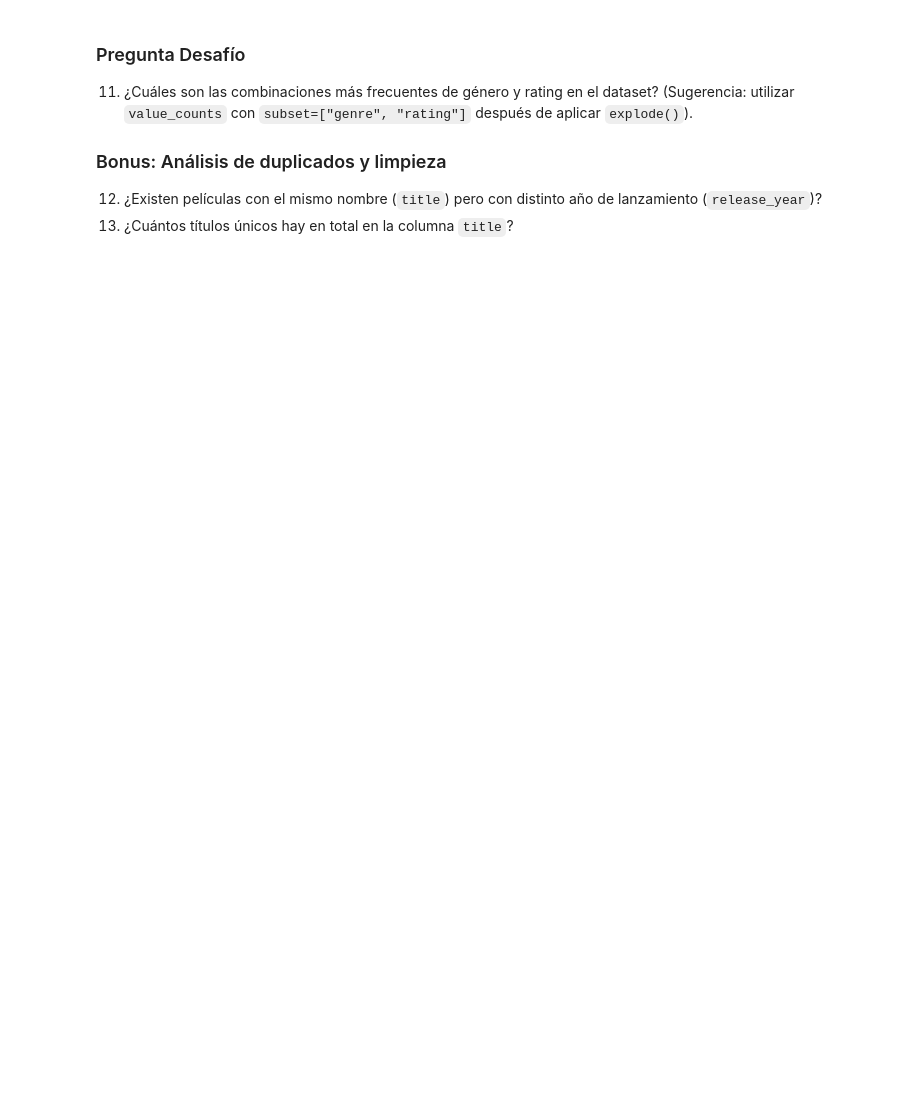
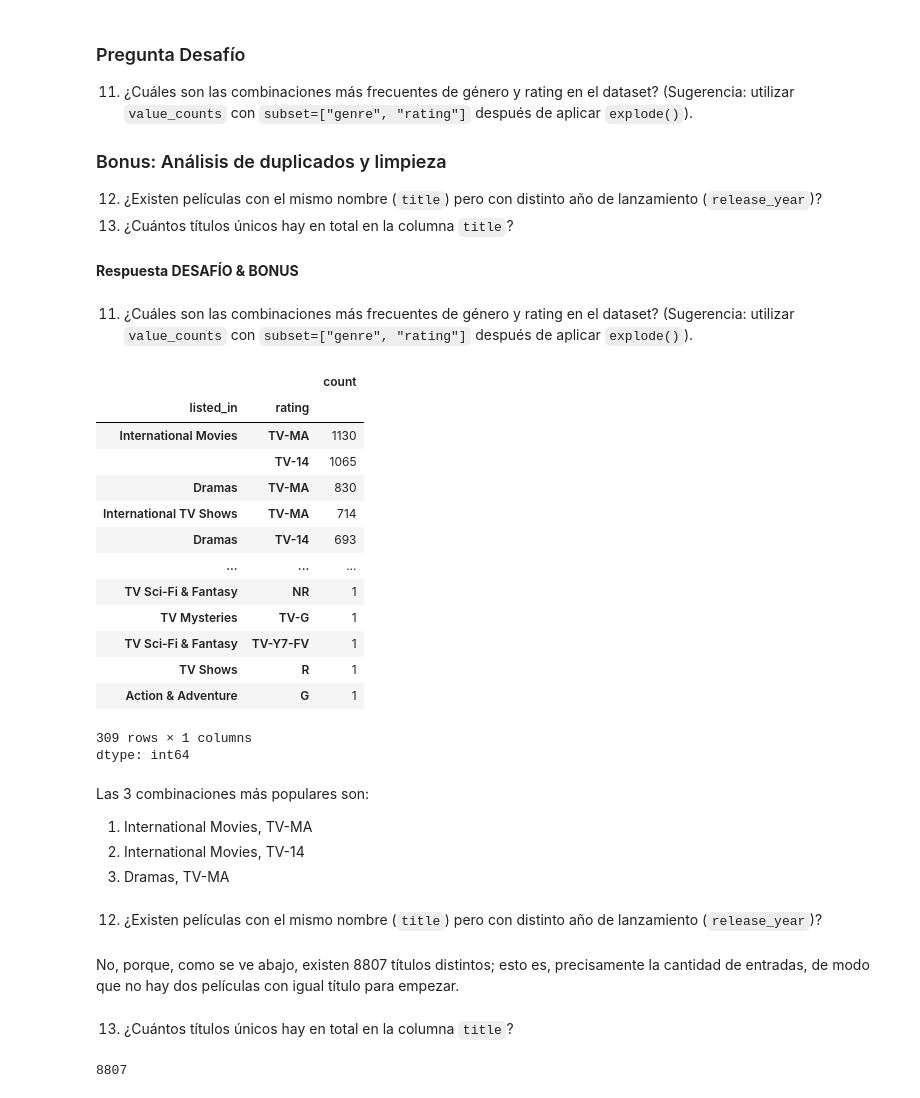
Before and after one commit to Nolberto-Rivera/MAT306-EntregablesNRivera, a Jupyter notebook: docs/labs/lab_03.ipynb, the cells around one changed output. Cells and saved outputs as stored; diff of their text form; code cells hidden in the pictures; blank space fills up the shorter version.

```diff
--- a/docs/labs/lab_03.ipynb
+++ b/docs/labs/lab_03.ipynb
@@ -328,0 +436,39 @@ filmes.loc[filmes['duration'].isnull()]
+# %% [markdown]
+**Respuesta DESAFÍO & BONUS**
+# %% [markdown]
+11. ¿Cuáles son las combinaciones más frecuentes de género y rating en el dataset?
+    (Sugerencia: utilizar `value_counts` con `subset=["genre", "rating"]` después de aplicar `explode()`).
+# %%
+df_deglosado.value_counts(subset=['listed_in','rating'])#.head()
+# %% [output]
+|  |  | count |
+| listed_in | rating |  |
+| International Movies | TV-MA | 1130 |
+|  | TV-14 | 1065 |
+| Dramas | TV-MA | 830 |
+| International TV Shows | TV-MA | 714 |
+| Dramas | TV-14 | 693 |
+| ... | ... | ... |
+| TV Sci-Fi & Fantasy | NR | 1 |
+| TV Mysteries | TV-G | 1 |
+| TV Sci-Fi & Fantasy | TV-Y7-FV | 1 |
+| TV Shows | R | 1 |
+| Action & Adventure | G | 1 |
+309 rows × 1 columns
+dtype: int64
+# %% [markdown]
+Las 3 combinaciones más populares son:
+1. International Movies, TV-MA
+2. International Movies, TV-14
+3. Dramas, TV-MA
+# %% [markdown]
+12. ¿Existen películas con el mismo nombre (`title`) pero con distinto año de lanzamiento (`release_year`)?
+# %% [markdown]
+No, porque, como se ve abajo, existen 8807 títulos distintos; esto es, precisamente la cantidad de entradas, de modo que no hay dos películas con igual título para empezar.
+# %% [markdown]
+
+13. ¿Cuántos títulos únicos hay en total en la columna `title`?
+# %%
+df['title'].nunique()
+# %% [output]
+8807
```
Also changed, not shown: parts of 10 cells of this notebook.
